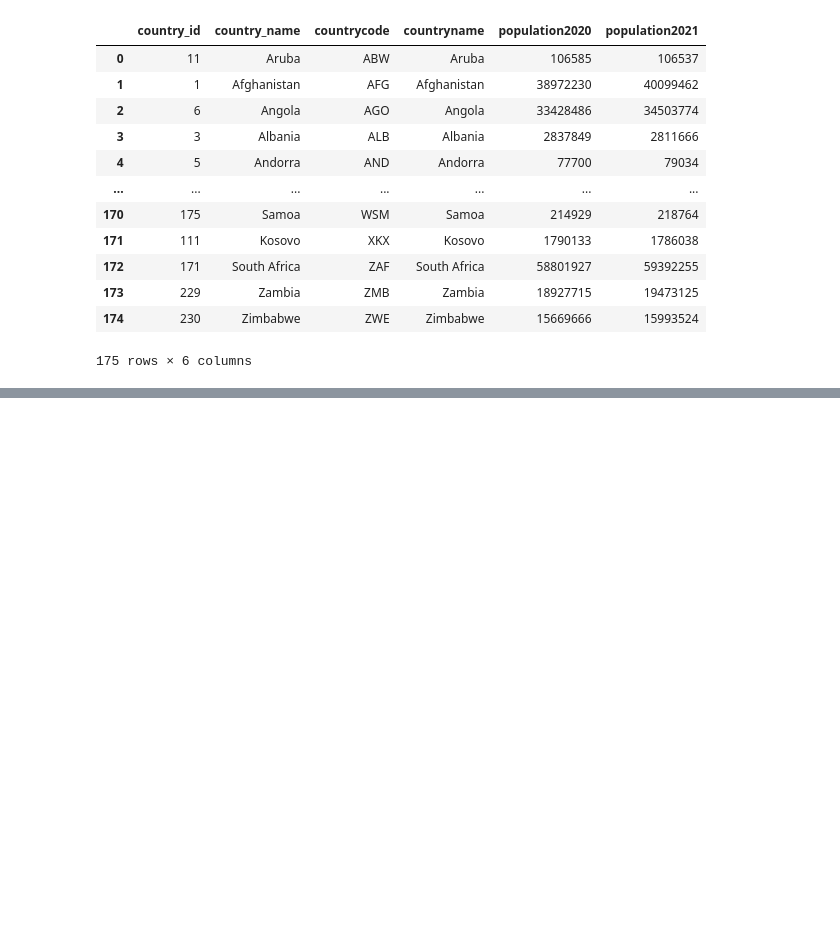
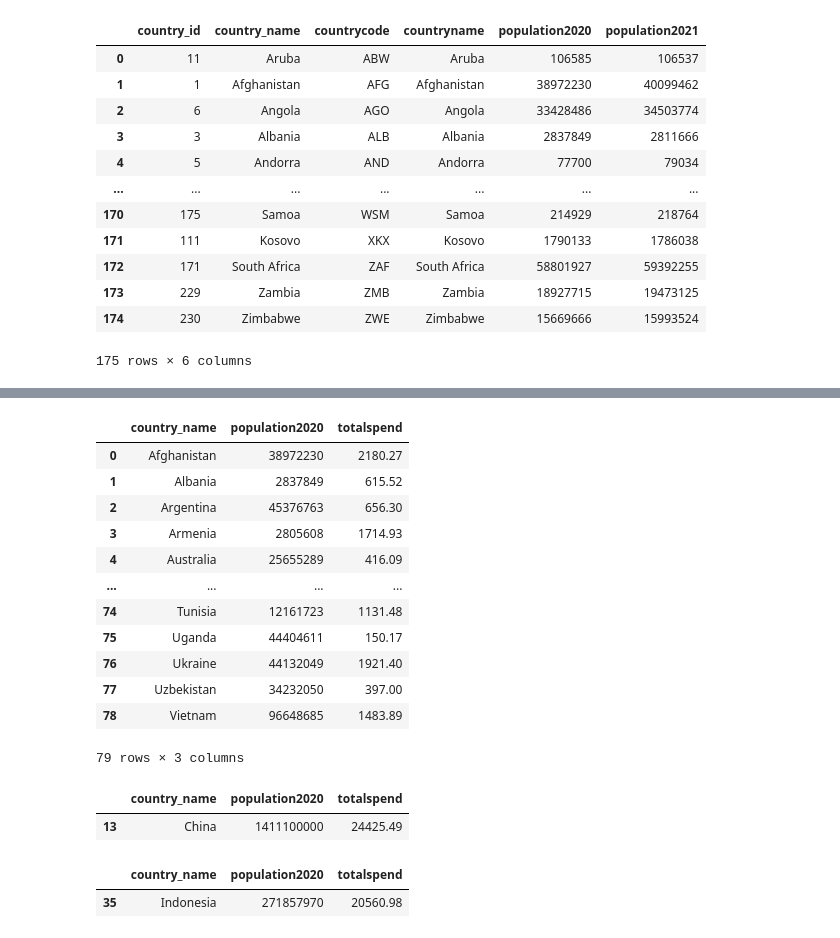
Before and after one commit to hdavis-sandiego/ADS507-Final, a Jupyter notebook: MSADS 507 M4.ipynb, the cells around one changed output, grey strips where cells are left out. Saved outputs shown, nothing was run; the diff lists cells and outputs as text; code cells hidden in the pictures; blank space fills up the shorter version.

```diff
--- a/MSADS 507 M4.ipynb
+++ b/MSADS 507 M4.ipynb
@@ -599,0 +690,26 @@ join population p on p.countryname = c.country_name
+# %%
+spendbypop = pd.read_sql_query("""
+select c.country_name, p.population2020, sum(ol.price) as totalspend
+from cust_order co
+join order_line ol on ol.order_id = co.order_id
+join address a on a.address_id = co.dest_address_id
+join country c on a.country_id = c.country_id
+join population p on p.countryname = c.country_name
+group by c.country_name, p.population2020
+""" , con = conn)
+# %%
+spendbypop
+# %% [output]
+|  | country_name | population2020 | totalspend |
+| 0 | Afghanistan | 38972230 | 2180.27 |
+| 1 | Albania | 2837849 | 615.52 |
+| 2 | Argentina | 45376763 | 656.30 |
+| 3 | Armenia | 2805608 | 1714.93 |
+| 4 | Australia | 25655289 | 416.09 |
+| ... | ... | ... | ... |
+| 74 | Tunisia | 12161723 | 1131.48 |
+| 75 | Uganda | 44404611 | 150.17 |
+| 76 | Ukraine | 44132049 | 1921.40 |
+| 77 | Uzbekistan | 34232050 | 397.00 |
+| 78 | Vietnam | 96648685 | 1483.89 |
+79 rows × 3 columns
@@ -599,0 +724,10 @@ join population p on p.countryname = c.country_name
+# %%
+spendbypop.loc[spendbypop['country_name'] == 'China']
+# %% [output]
+|  | country_name | population2020 | totalspend |
+| 13 | China | 1411100000 | 24425.49 |
+# %%
+spendbypop.loc[spendbypop['country_name'] == 'Indonesia']
+# %% [output]
+|  | country_name | population2020 | totalspend |
+| 35 | Indonesia | 271857970 | 20560.98 |
```
Also changed, not shown: parts of 16 cells of this notebook.
